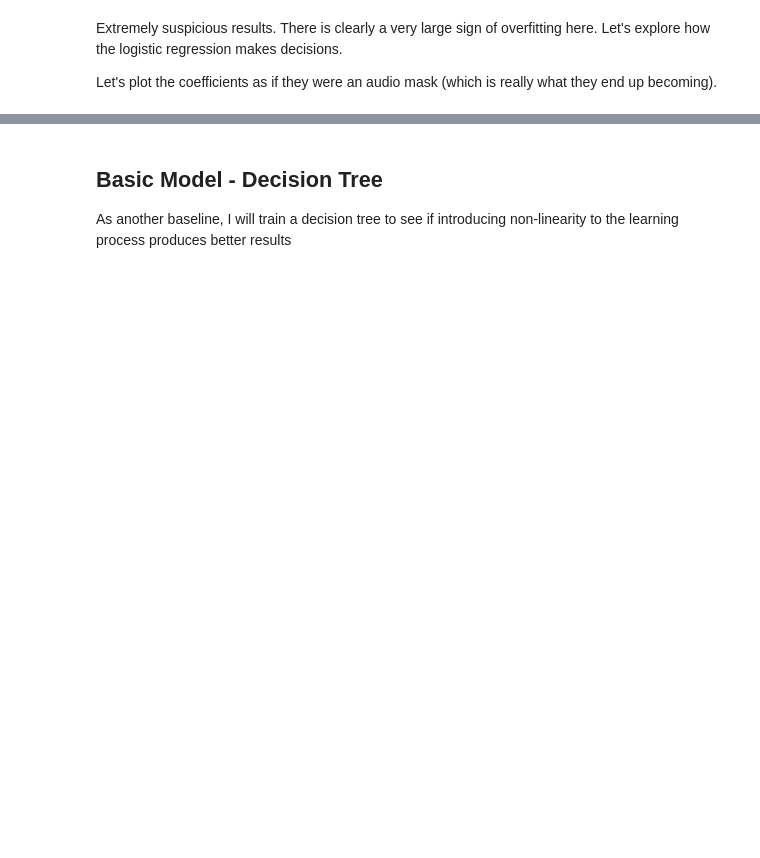
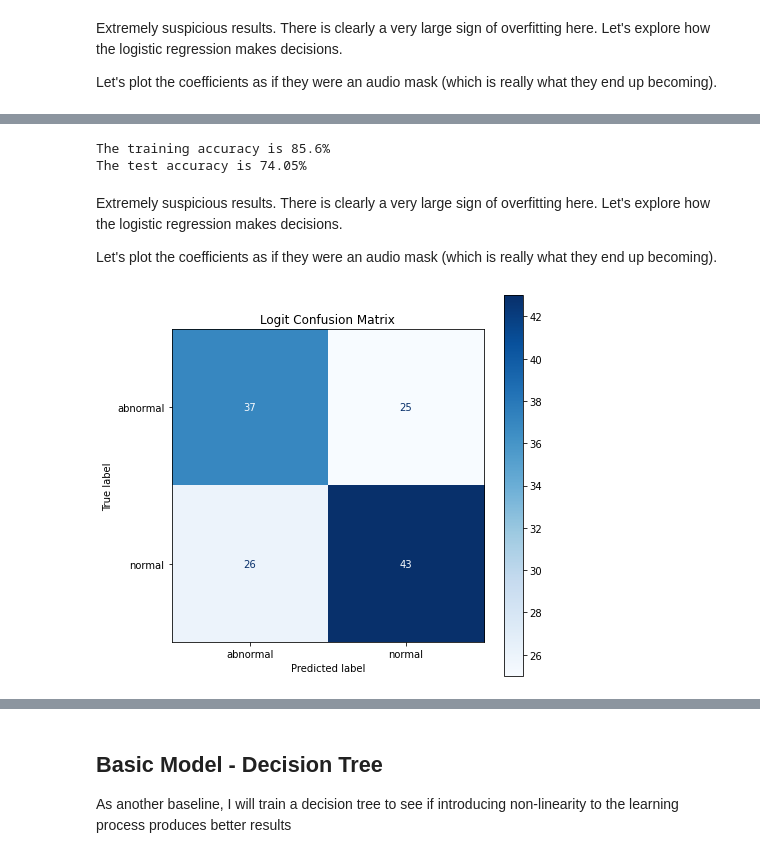
Before and after one commit to bshabashFD/Heart-Abnormalities-ML, a Jupyter notebook: Data Modeling with Mel Frequencies.ipynb, the cells around one changed output, grey strips where cells are left out. Drawn from its saved outputs; the diff is of its cells as text; code cells hidden in the pictures; blank space fills up the shorter version.

```diff
--- a/Data Modeling with Mel Frequencies.ipynb
+++ b/Data Modeling with Mel Frequencies.ipynb
@@ -478,0 +505,21 @@ weighted avg       0.61      0.61      0.61       131
+# %%
+print(f"The training accuracy is {round(train_acc*100,2)}%")
+print(f"The test accuracy is {round(test_acc*100,2)}%")
+# %% [output]
+The training accuracy is 85.6%
+The test accuracy is 74.05%
+# %% [markdown]
+Extremely suspicious results. There is clearly a very large sign of overfitting here. Let's explore how the logistic regression makes decisions.
+
+Let's plot the coefficients as if they were an audio mask (which is really what they end up becoming).
+# %%
+figure, ax = plt.subplots(figsize=(7, 7))
+disp = plot_confusion_matrix(my_logit, X_test_mel, y_test,
+                             display_labels = condition_label_encoder.classes_,
+                             cmap=plt.cm.Blues,
+                             normalize=None,
+                             ax=ax)
+disp.ax_.set_title("Logit Confusion Matrix")
+plt.show()
+# %% [output]
+[figure, added]
```
Also changed, not shown: parts of 97 cells of this notebook.
